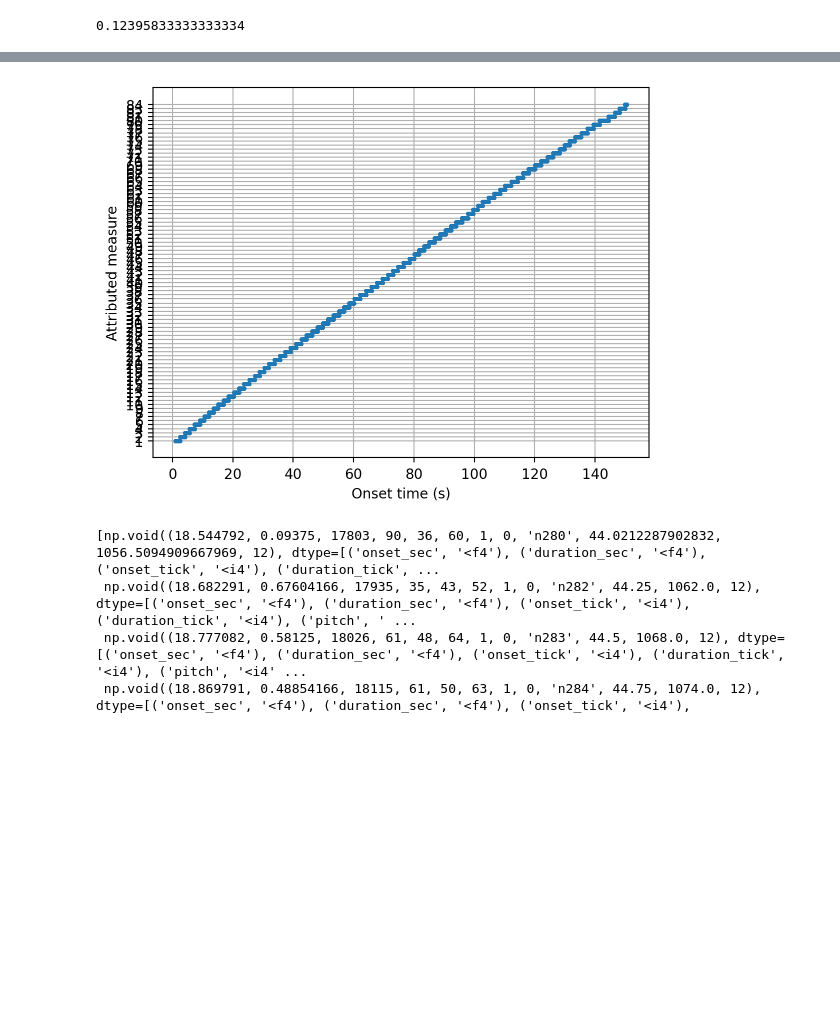
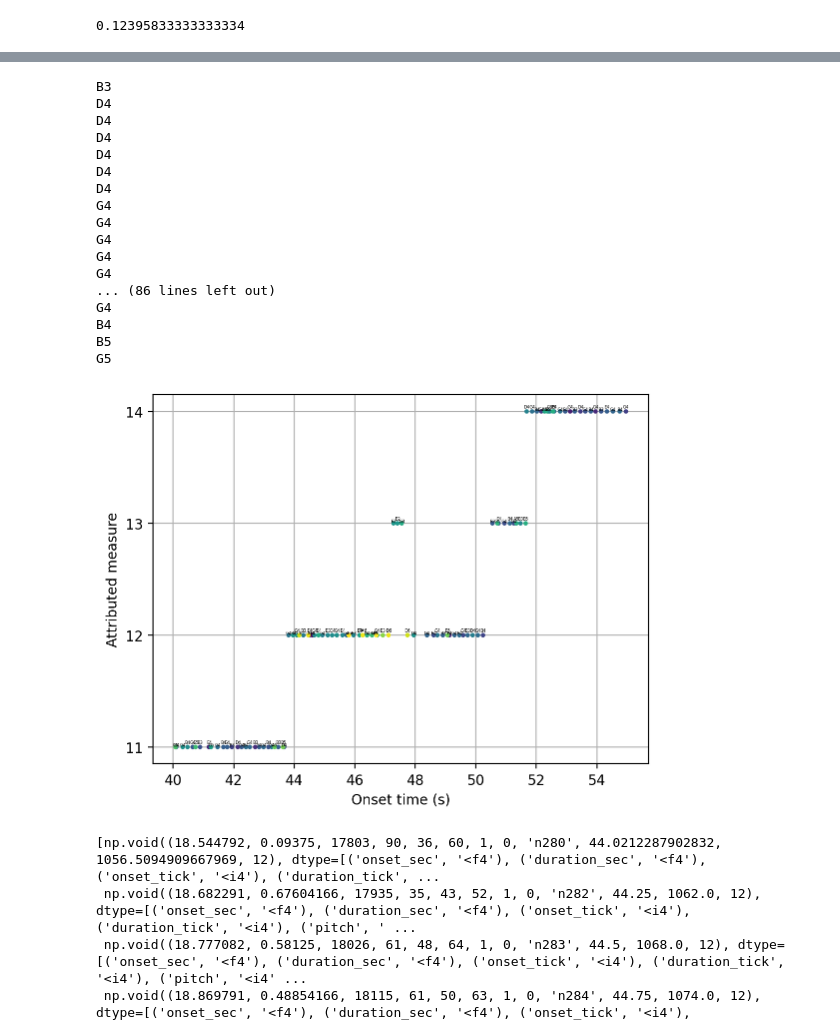
Before and after one commit to leleogere/gramscore, a Jupyter notebook: notebooks/split_per_measure.ipynb, the cells around one changed output, grey strips where cells are left out. Saved outputs shown, nothing was run; the diff lists cells and outputs as text; code cells hidden in the pictures; blank space fills up the shorter version.

Commit message:
Advances on dataset chunking

```diff
--- a/notebooks/split_per_measure.ipynb
+++ b/notebooks/split_per_measure.ipynb
@@ -813,6 +817,8 @@ import partitura.utils.music
 # %%
-SCORE = Path("/home/gerel/Documents/datasets/nasap-dataset/Chopin/Etudes_op_10/12/xml_score.musicxml")
-PERFORMER = "WuuE06M"
+# SCORE = Path("/home/gerel/Documents/datasets/nasap-dataset/Chopin/Etudes_op_10/12/xml_score.musicxml")
+# PERFORMER = "WuuE06M"
+SCORE = Path("/home/gerel/Documents/datasets/nasap-dataset/Rachmaninoff/Preludes_op_32/5/xml_score.musicxml")
+PERFORMER = "Namirovsky06M"
 PERFORMANCE = SCORE.parent / f"{PERFORMER}.mid"
 ALIGNMENT = SCORE.parent / f"{PERFORMER}.match"
 
@@ -1018,23 +1008,50 @@ array([(1.5229167, 0.103125  , 1462,   99, 62,  81, 1, 0, 'n8', 1.25      , 30.
 # %%
 import math
 import matplotlib.pyplot as plt
 
 # xabs = np.linspace(0, 100, 1000)
 # plt.plot(xabs, ptime_to_stime_map(xabs))
 
-sub = pna_custom
+# sub = pna_custom
 # sub = pna_custom[(pna_custom['onset_sec'] > 0) & (pna_custom['onset_sec'] < 2)]
-# sub = pna_custom[(pna_custom['onset_sec'] > 40) & (pna_custom['onset_sec'] < 55)]
+sub = pna_custom[(pna_custom['onset_sec'] > 40) & (pna_custom['onset_sec'] < 55)]
 # sub = pna_custom[(pna_custom['onset_sec'] > 10) & (pna_custom['onset_sec'] < 25)]
 
-plt.scatter(sub['onset_sec'], sub['measure'], marker='o', s=5, zorder=2)
+plt.scatter(sub['onset_sec'], sub['measure'], marker='o', s=5, zorder=2, c=sub['velocity'])
+
+# Annotate each point with information
+for i, note in enumerate(sub):
+    pitch = note['pitch']
+    pitch_spelling = pt.utils.music.midi_pitch_to_pitch_spelling(pitch)
+    note_name = pt.utils.music.pitch_spelling_to_note_name(*pitch_spelling)
+    print(note_name)
+    txt = note_name
+    plt.annotate(txt, (sub['onset_sec'][i], sub['measure'][i] + 0.02*(i%2 == 0)), fontsize=3, ha='center', va='bottom')
+
 plt.yticks(range(math.floor(min(sub['measure'])), math.ceil(max(sub['measure']))+1))
 plt.ylabel("Attributed measure")
 plt.xlabel("Onset time (s)")
 plt.grid()
 plt.show()
 # %% [output]
+B3
+D4
+D4
+D4
+D4
+D4
+D4
+G4
+G4
+G4
+G4
+G4
+... (86 lines left out)
+G4
+B4
+B5
+G5
-[figure, old version]
+[figure, new version]
 # %%
 [n for n in pna_custom if n['measure'] == 12]
 # %% [output]
```
Also changed, not shown: parts of 15 cells of this notebook.
